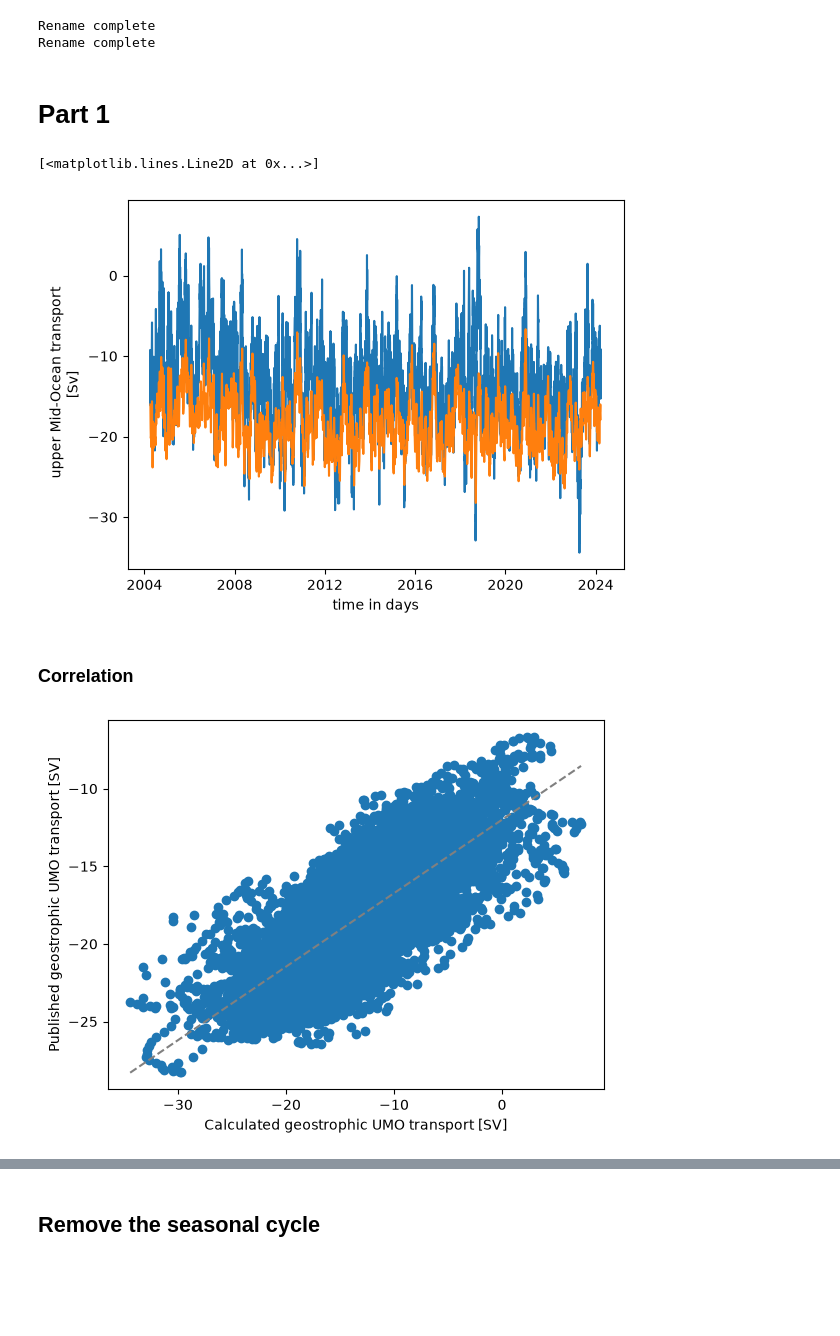
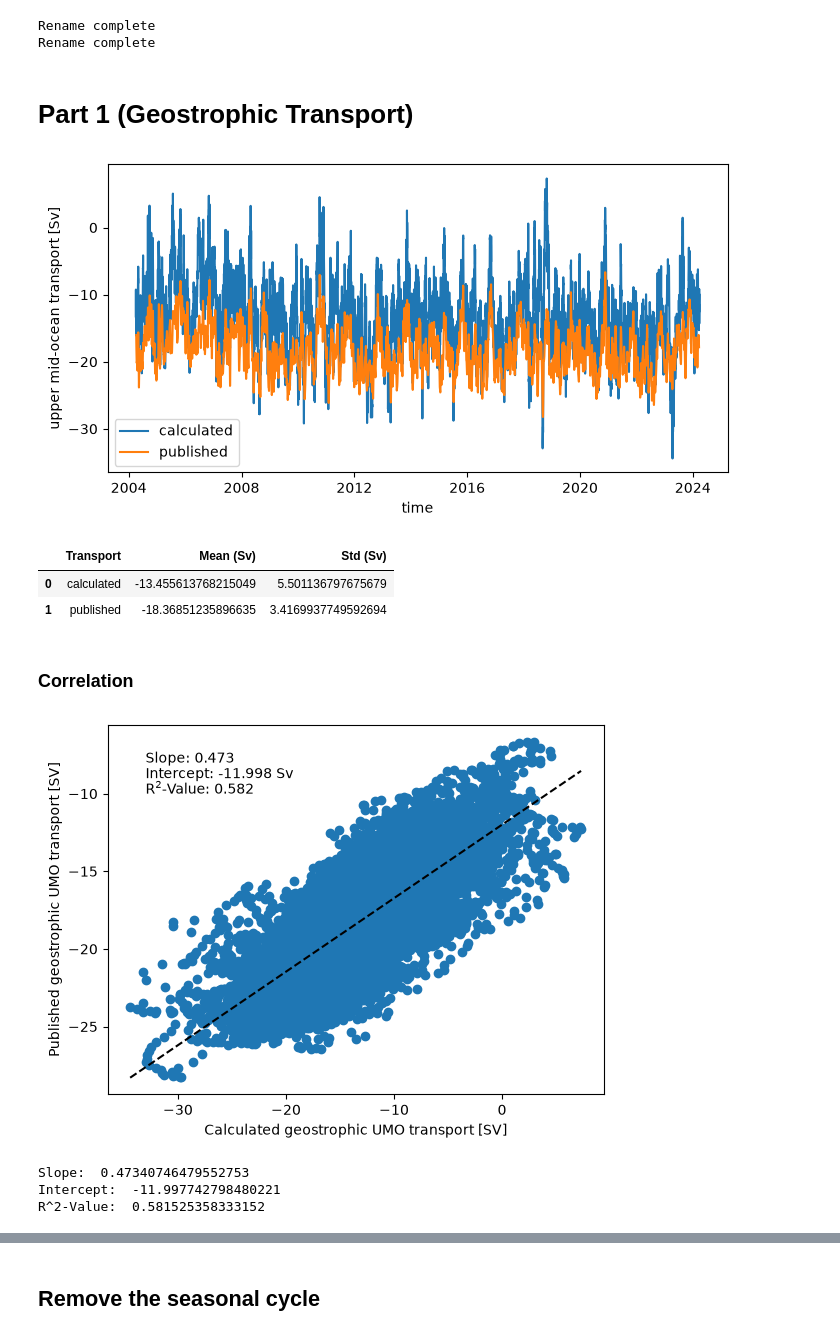
Before and after one commit to arvedlattekamp/arved-assignment2, a Jupyter notebook: notebooks/assignment2.ipynb, the cells around one changed output, grey strips where cells are left out. Saved outputs shown, nothing was run; the diff lists cells and outputs as text; code cells hidden in the pictures; blank space fills up the shorter version.

```diff
--- a/notebooks/assignment2.ipynb
+++ b/notebooks/assignment2.ipynb
@@ -76,16 +78,44 @@ while True:
 Rename complete
 Rename complete
 # %% [markdown]
-# Part 1
+# Part 1 (Geostrophic Transport)
 # %%
 # Calculate interior geostrophic transport
 geo_transport=ct.geostrophy.interior_geostrophic_transport(ts_gridded)
 # %%
-geo_transport.plot()
-moc_transports["TRANS_UMO"].plot()
+plt.figure(figsize=(8,4))
+plt.plot(geo_transport.TIME,geo_transport, label="calculated")
+plt.plot(moc_transports["TRANS_UMO"].TIME,moc_transports["TRANS_UMO"],label="published")
+plt.xlabel("time")
+plt.ylabel("upper mid-ocean transport [Sv]")
+plt.legend()
+plt.savefig(r"../figures/assignment2/pub_vs_calc_umo_timeseries.png")
+plt.show()
+
+mean_geo=geo_transport.mean().values
+mean_moc=moc_transports["TRANS_UMO"].mean().values
+std_geo=geo_transport.std().values
+std_moc=moc_transports["TRANS_UMO"].std().values
+
+stats_dict=[{
+        "Transport": "calculated",
+        "Mean (Sv)":mean_geo,
+        "Std (Sv)":std_geo,
+
+    },
+    {
+            "Transport": "published",
+            "Mean (Sv)":mean_moc,
+            "Std (Sv)":std_moc,
+
+    }]
+
+pd.DataFrame(stats_dict)
 # %% [output]
-[<matplotlib.lines.Line2D at 0x...>]
-[figure, old version]
+[figure, new version]
+|  | Transport | Mean (Sv) | Std (Sv) |
+| 0 | calculated | -13.455613768215049 | 5.501136797675679 |
+| 1 | published | -18.36851235896635 | 3.4169937749592694 |
 # %% [markdown]
 ### Correlation
 # %%
@@ -100,10 +130,21 @@ reg = linregress(x_clean, y_clean)
 
 x_sort = np.sort(x_clean)
 plt.scatter(x_clean, y_clean)
-plt.plot(x_sort, reg.slope * x_sort + reg.intercept, c="grey", ls="--")
+plt.plot(x_sort, reg.slope * x_sort + reg.intercept, c="black", ls="--")
 plt.xlabel("Calculated geostrophic UMO transport [SV]")
 plt.ylabel("Published geostrophic UMO transport [SV]")
+plt.text(-33,-8,f"Slope: {reg.slope:.3f}")
+plt.text(-33,-9,f"Intercept: {reg.intercept:.3f} Sv")
+plt.text(-33,-10,f"R$^2$-Value: {reg.rvalue**2:.3f}")
+plt.savefig(r"../figures/assignment2/correlation.png")
 plt.show()
+
+print("Slope: ",reg.slope)
+print("Intercept: ",reg.intercept)
+print("R^2-Value: ",reg.rvalue**2)
 # %% [output]
-[figure, old version]
+[figure, new version]
+Slope:  0.47340746479552753
+Intercept:  -11.997742798480221
+R^2-Value:  0.581525358333152
 # %% [markdown]
```
Also changed, not shown: parts of 17 cells of this notebook, 19 other files.
